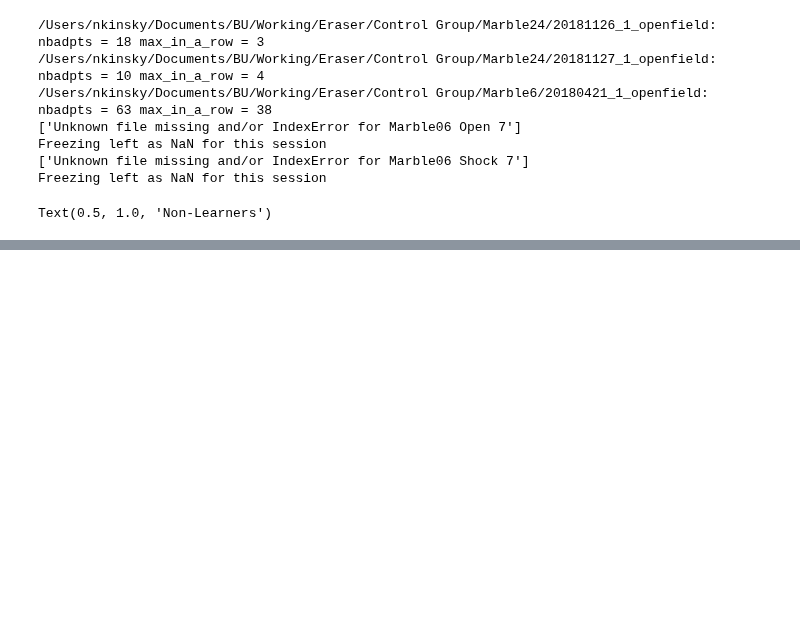
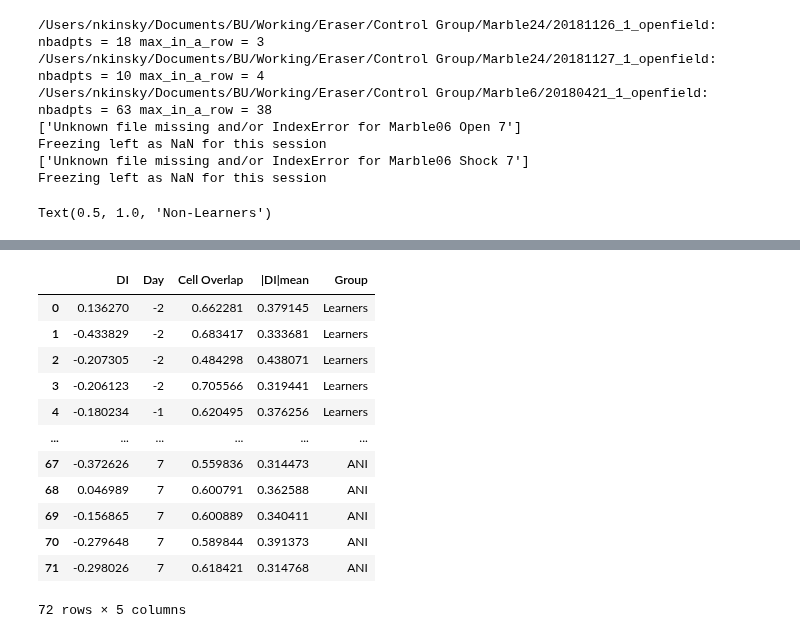
Before and after one commit to nkinsky/Eraser, a Jupyter notebook: Notebooks/Figure1.ipynb, the cells around one changed output, grey strips where cells are left out. Cells and saved outputs as stored; diff of their text form; code cells hidden in the pictures; blank space fills up the shorter version.

```diff
--- a/Notebooks/Figure1.ipynb
+++ b/Notebooks/Figure1.ipynb
@@ -318,0 +345,19 @@ statsc_ind, pvalc_ind = s.ttest_ind(fratio_cont[1, 1, ~np.isnan(fratio_cont[1, 1
+# %%
+days = [-2, -1, 4, 1, 2, 7]
+mice_grp = [err.learners, err.nonlearners, err.ani_mice_good]
+overlaps_all = []
+for mice in mice_grp:
+    grp_overlaps = []
+    for mouse in mice:
+        mouse_overlaps = []
+        for day in days:
+            _, _, overlap, _, _ = pfs.get_overlap(mouse, 'Shock', day, 'Open', day)
+            mouse_overlaps.append(overlap)
+        grp_overlaps.append(mouse_overlaps)
+    overlaps_all.append(np.asarray(grp_overlaps).T)
+
+# Now build up in same way as above for consistency
+olap_list = []
+for olap, grp in zip(overlaps_all, ['Learners', 'Non-Learners', 'ANI']):
+    olap_list.extend(olap.reshape(-1))
+DIdf.insert(2, 'Cell Overlap', olap_list)
@@ -318,0 +410,16 @@ statsc_ind, pvalc_ind = s.ttest_ind(fratio_cont[1, 1, ~np.isnan(fratio_cont[1, 1
+# %%
+DIdf
+# %% [output]
+|  | DI | Day | Cell Overlap | |DI|mean | Group |
+| 0 | 0.136270 | -2 | 0.662281 | 0.379145 | Learners |
+| 1 | -0.433829 | -2 | 0.683417 | 0.333681 | Learners |
+| 2 | -0.207305 | -2 | 0.484298 | 0.438071 | Learners |
+| 3 | -0.206123 | -2 | 0.705566 | 0.319441 | Learners |
+| 4 | -0.180234 | -1 | 0.620495 | 0.376256 | Learners |
+| ... | ... | ... | ... | ... | ... |
+| 67 | -0.372626 | 7 | 0.559836 | 0.314473 | ANI |
+| 68 | 0.046989 | 7 | 0.600791 | 0.362588 | ANI |
+| 69 | -0.156865 | 7 | 0.600889 | 0.340411 | ANI |
+| 70 | -0.279648 | 7 | 0.589844 | 0.391373 | ANI |
+| 71 | -0.298026 | 7 | 0.618421 | 0.314768 | ANI |
+72 rows × 5 columns
```
Also changed, not shown: parts of 35 cells of this notebook.
